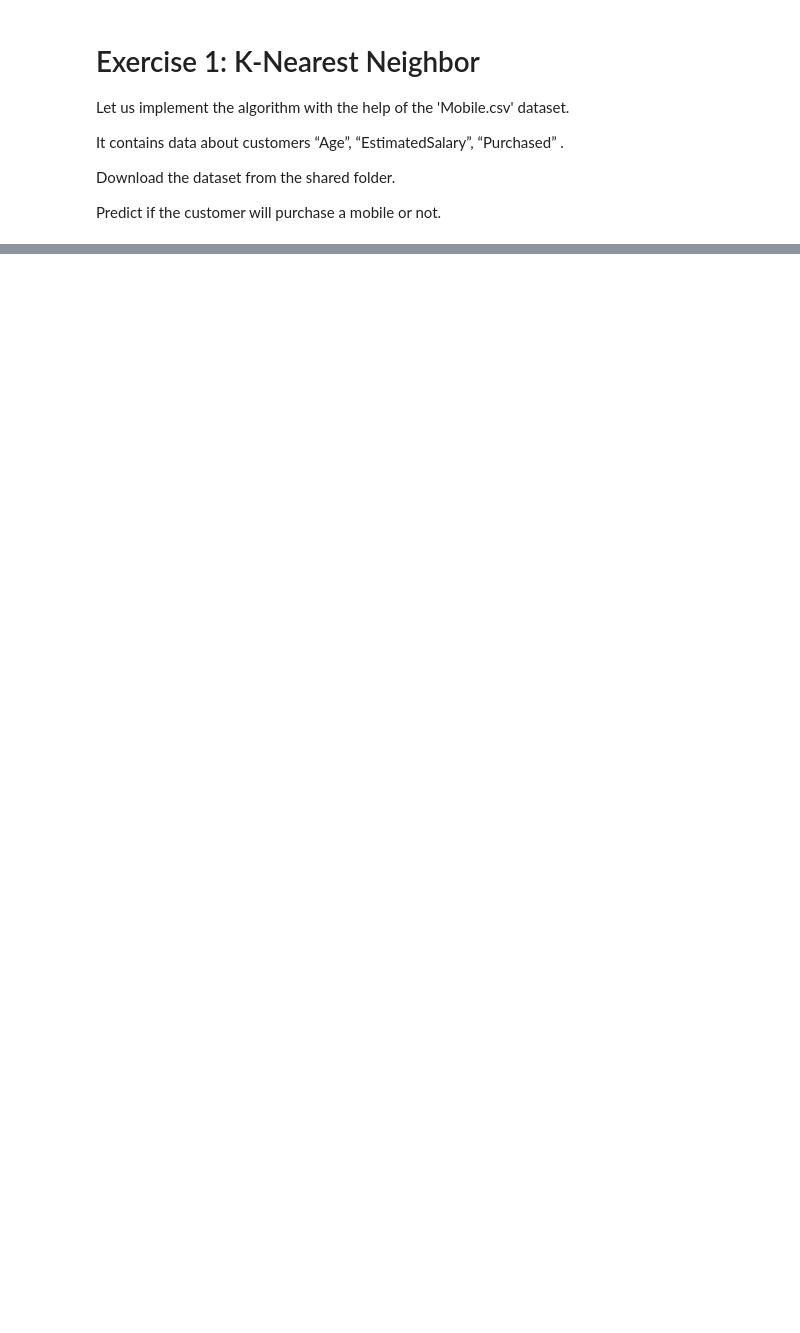
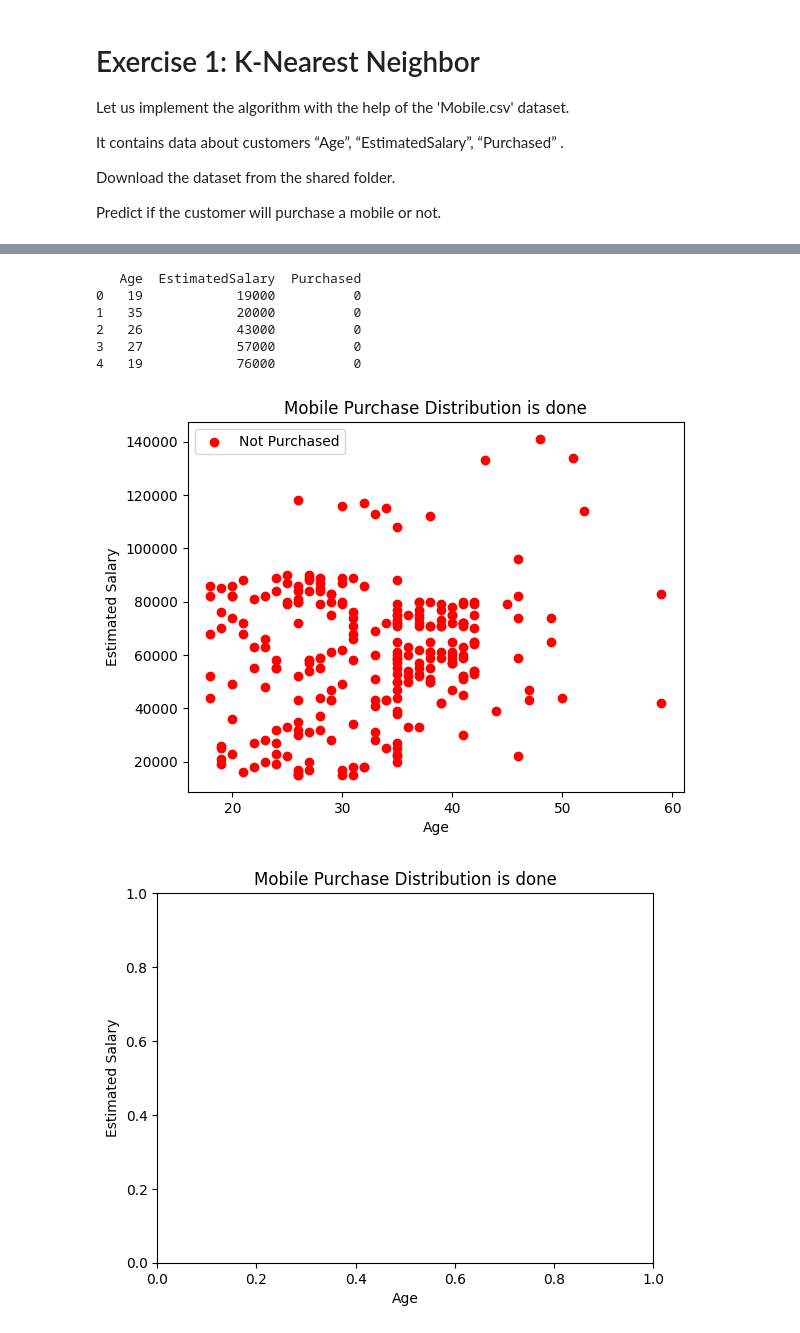
Before and after one commit to Mashrumihir/ML_PRACTICAL, a Jupyter notebook: Tutorial3.ipynb, the cells around one changed output, grey strips where cells are left out. Saved outputs shown, nothing was run; the diff lists cells and outputs as text; code cells hidden in the pictures; blank space fills up the shorter version.

```diff
--- a/Tutorial3.ipynb
+++ b/Tutorial3.ipynb
@@ -26,0 +28,50 @@ pf.head()
+# %%
+from sklearn.model_selection import train_test_split
+from sklearn.preprocessing import MinMaxScaler
+from sklearn.neighbors import KNeighborsClassifier
+from sklearn.metrics import confusion_matrix, accuracy_score
+data = pd.read_csv('data/Mobile.csv')
+
+print(data.head())
+# %% [output]
+   Age  EstimatedSalary  Purchased
+0   19            19000          0
+1   35            20000          0
+2   26            43000          0
+3   27            57000          0
+4   19            76000          0
+# %%
+plt.scatter(
+    data[data['Purchased']==0]['Age'],
+    data[data['Purchased']==0]['EstimatedSalary'],
+    color='red',
+    label='Not Purchased'
+)
+plt.xlabel("Age")
+plt.ylabel("Estimated Salary")
+plt.title("Mobile Purchase Distribution is done")
+plt.legend()
+plt.show()
+
+X = data[['Age','EstimatedSalary']]
+y = data['Purchased']
+scaler = MinMaxScaler()
+
+plt.xlabel("Age")
+plt.ylabel("Estimated Salary")
+plt.title("Mobile Purchase Distribution is done")
+plt.show()
+
+X = data[['Age','EstimatedSalary']]
+y = data['Purchased']
+scaler = MinMaxScaler()
+
+X_scaled = scaler.fit_transform(X)
+X_train, X_test, y_train, y_test = train_test_split(
+    X_scaled, y, test_size=0.25, random_state=0
+)
+
+knn = KNeighborsClassifier()
+# %% [output]
+[figure, added]
+[figure, added]
```
Also changed, not shown: parts of 12 cells of this notebook, 1 other file.
